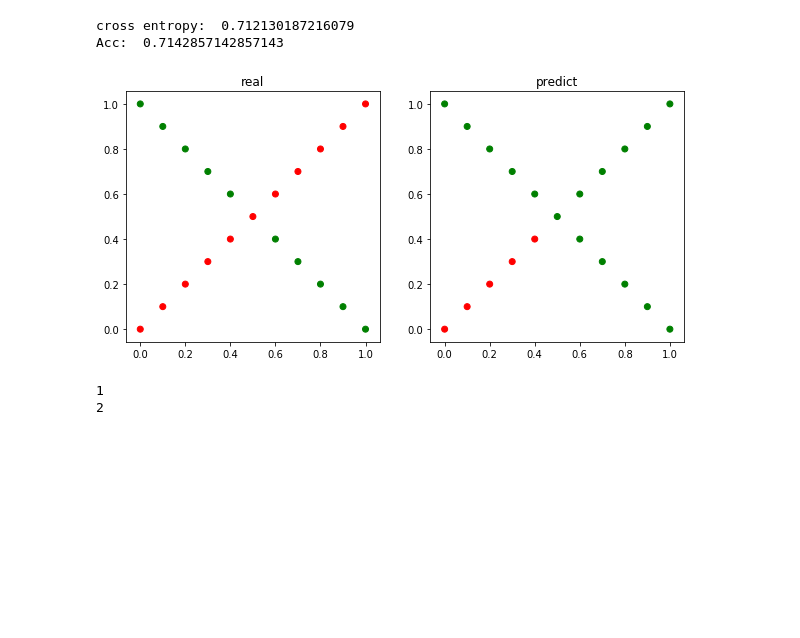
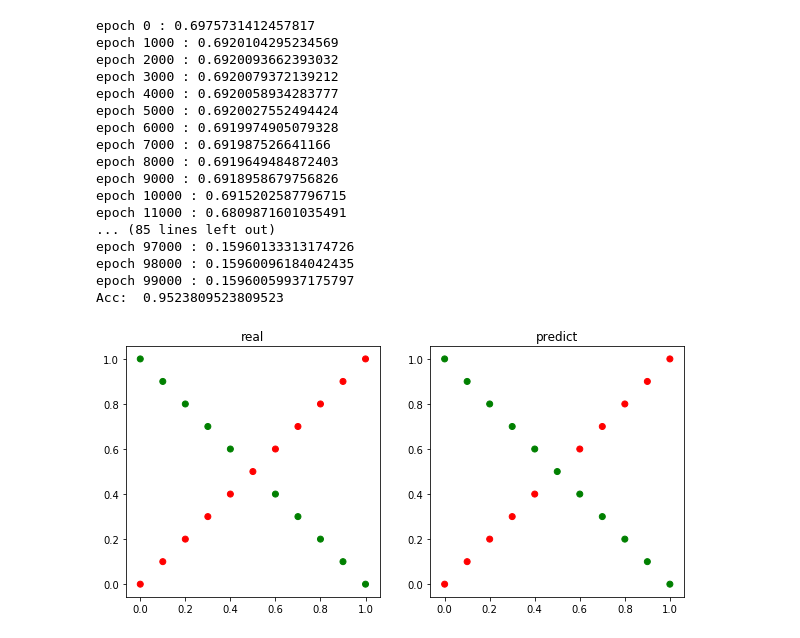
Before and after one commit to PhoebeWangintw/NCTU_Deep_Learning_2019, a Jupyter notebook: HW1.ipynb, the cells around one changed output. Drawn from its saved outputs; the diff is of its cells as text; code cells hidden in the pictures; blank space fills up the shorter version.

```diff
--- a/HW1.ipynb
+++ b/HW1.ipynb
@@ -229,16 +205,29 @@ ValueError: non-broadcastable output operand with shape (2,1) doesn't match the
 # %%
-lr = 0.8
+lr = 0.4
 X, y = generate_XOR_easy()
-m = Model(lr)
-pred_y = m.train(X, y, iteration=100)
+m = Model()
+m.add_layer((2, 2))
+m.add_layer((2, 2))
+m.add_layer((2, 1))
+loss = m.train(X, y, lr, batch_size=21, iteration=100000)
+pred_y = m.predict(X)
 plot_data(X, y, pred_y)
 # %% [output]
-cross entropy:  0.712130187216079
-Acc:  0.7142857142857143
+epoch 0 : 0.6975731412457817
+epoch 1000 : 0.6920104295234569
+epoch 2000 : 0.6920093662393032
+epoch 3000 : 0.6920079372139212
+epoch 4000 : 0.6920058934283777
+epoch 5000 : 0.6920027552494424
+epoch 6000 : 0.6919974905079328
+epoch 7000 : 0.691987526641166
+epoch 8000 : 0.6919649484872403
+epoch 9000 : 0.6918958679756826
+epoch 10000 : 0.6915202587796715
+epoch 11000 : 0.6809871601035491
+... (85 lines left out)
+epoch 97000 : 0.15960133313174726
+epoch 98000 : 0.15960096184042435
+epoch 99000 : 0.15960059937175797
+Acc:  0.9523809523809523
-[figure, old version]
+[figure, new version]
-# %%
-for i in range(1, 3):
-    print(i)
-# %% [output]
-1
-2
```
Also changed, not shown: parts of 8 cells of this notebook.
